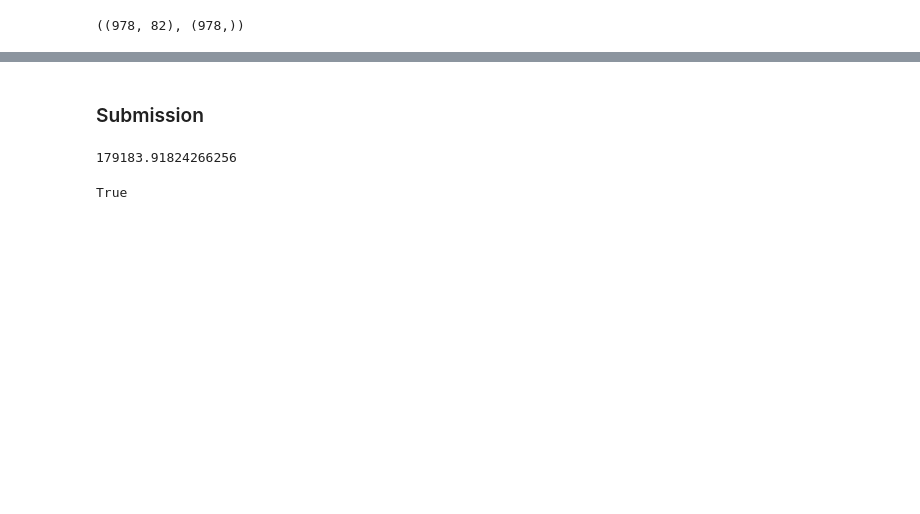
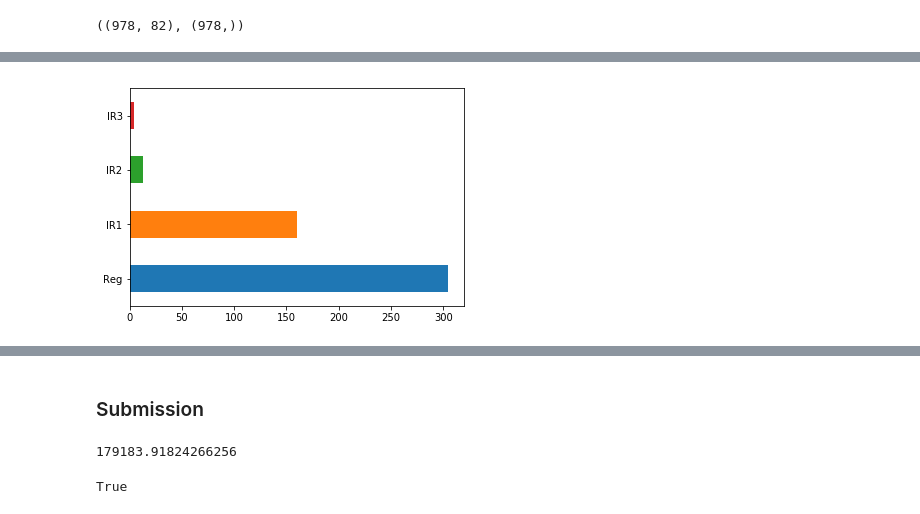
Before and after one commit to ademyanchuk/fasta_ml_course, a Jupyter notebook: lesson1-house_price.ipynb, the cells around one changed output, grey strips where cells are left out. Drawn from its saved outputs; the diff is of its cells as text; code cells hidden in the pictures; blank space fills up the shorter version.

Commit message:
add more validation systems, start EDA

```diff
--- a/lesson1-house_price.ipynb
+++ b/lesson1-house_price.ipynb
@@ -168,6 +174,8 @@ raw_test_df.to_feather(f'{PATH}tmp/test.ft')
 # load feather
 raw_train_df = feather.read_dataframe(f'{PATH}tmp/train.ft')
 raw_test_df = feather.read_dataframe(f'{PATH}tmp/test.ft')
+# %%
+raw_train_df.SalePrice = np.log(raw_train_df.SalePrice)
 # %%
 ??proc_df
 # %%
@@ -185,0 +230,10 @@ m.score(df,y)
+# %%
+all_index = raw_train_df.index.values
+n_trn = int(len(all_index) * 0.67)
+np.random.shuffle(all_index)
+
+tr_index = all_index[:n_trn]
+val_index = all_index[n_trn:]
+# %%
+raw_train = raw_train_df.loc[tr_index].copy()
+raw_valid = raw_train_df.loc[val_index].copy()
@@ -206,0 +335,4 @@ y_pred.shape
+# %%
+x = raw_valid.copy()
+x['pred_std'] = np.std(preds, axis=0)
+x['pred'] = np.mean(preds, axis=0)
@@ -206,0 +363,4 @@ y_pred.shape
+# %%
+x.LotShape.value_counts().plot.barh();
+# %% [output]
+[figure, added]
```
Also changed, not shown: parts of 44 cells of this notebook.
